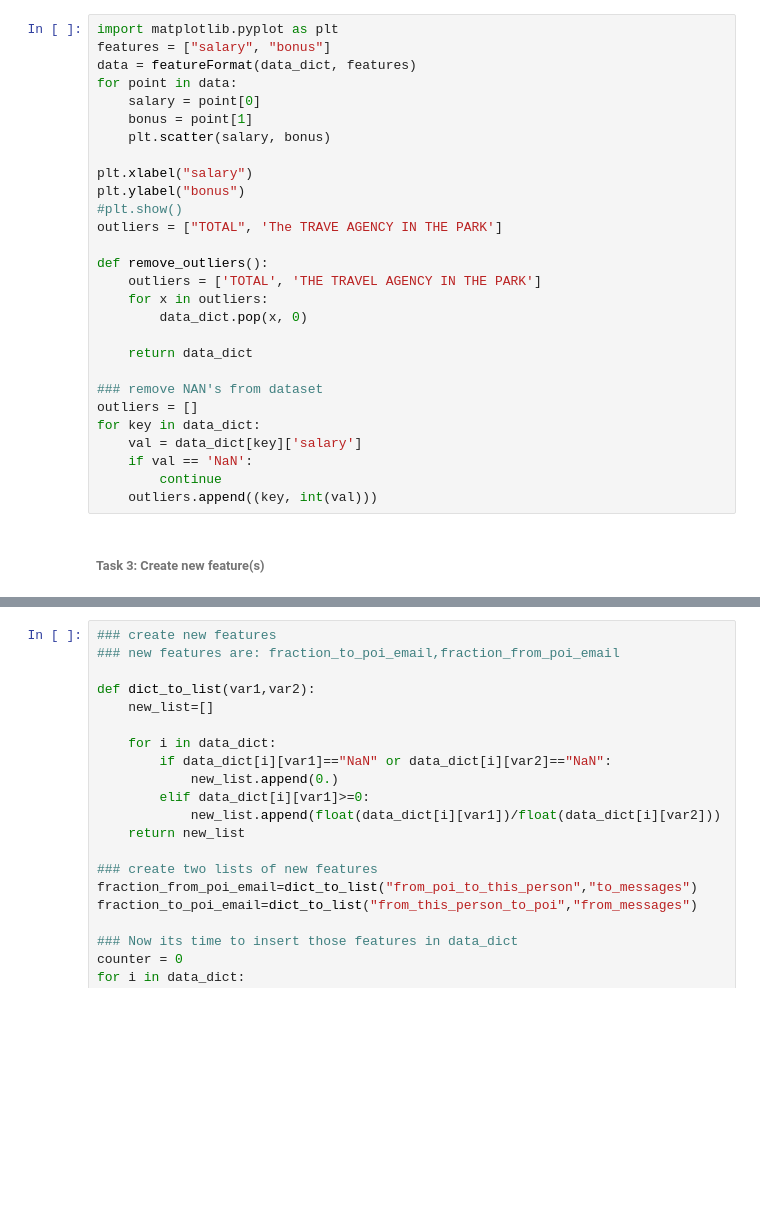
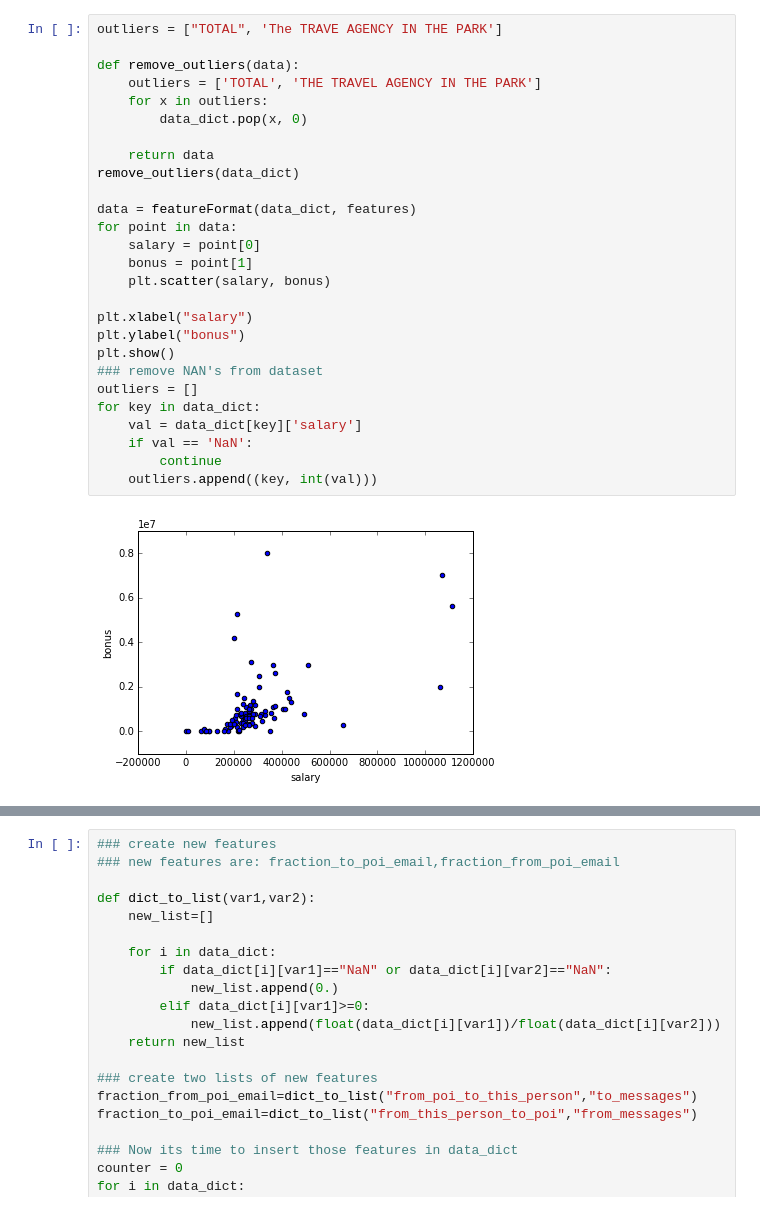
Before and after one commit to preetrajdeo/Enron-Email, a Jupyter notebook: FinalProject.ipynb, the cells around one changed output, grey strips where cells are left out. Cells and saved outputs as stored; diff of their text form; blank space fills up the shorter version.

```diff
--- a/FinalProject.ipynb
+++ b/FinalProject.ipynb
@@ -23,30 +48,29 @@ data_dict = pickle.load(open("final_project_dataset.pkl", "r") )
 # %%
-import matplotlib.pyplot as plt
-features = ["salary", "bonus"]
+outliers = ["TOTAL", 'The TRAVE AGENCY IN THE PARK']
+
+def remove_outliers(data):
+    outliers = ['TOTAL', 'THE TRAVEL AGENCY IN THE PARK']
+    for x in outliers:
+        data_dict.pop(x, 0)
+
+    return data
+remove_outliers(data_dict)
+
 data = featureFormat(data_dict, features)
 for point in data:
     salary = point[0]
     bonus = point[1]
     plt.scatter(salary, bonus)
 
 plt.xlabel("salary")
 plt.ylabel("bonus")
-#plt.show()
-outliers = ["TOTAL", 'The TRAVE AGENCY IN THE PARK']
-
-def remove_outliers():
-    outliers = ['TOTAL', 'THE TRAVEL AGENCY IN THE PARK']
-    for x in outliers:
-        data_dict.pop(x, 0)
-
-    return data_dict
-
+plt.show()
 ### remove NAN's from dataset
 outliers = []
 for key in data_dict:
     val = data_dict[key]['salary']
     if val == 'NaN':
         continue
     outliers.append((key, int(val)))
+# %% [output]
+[figure, added]
-# %% [markdown]
-######  Task 3: Create new feature(s)
```
Also changed, not shown: parts of 23 cells of this notebook, 4 other files.
